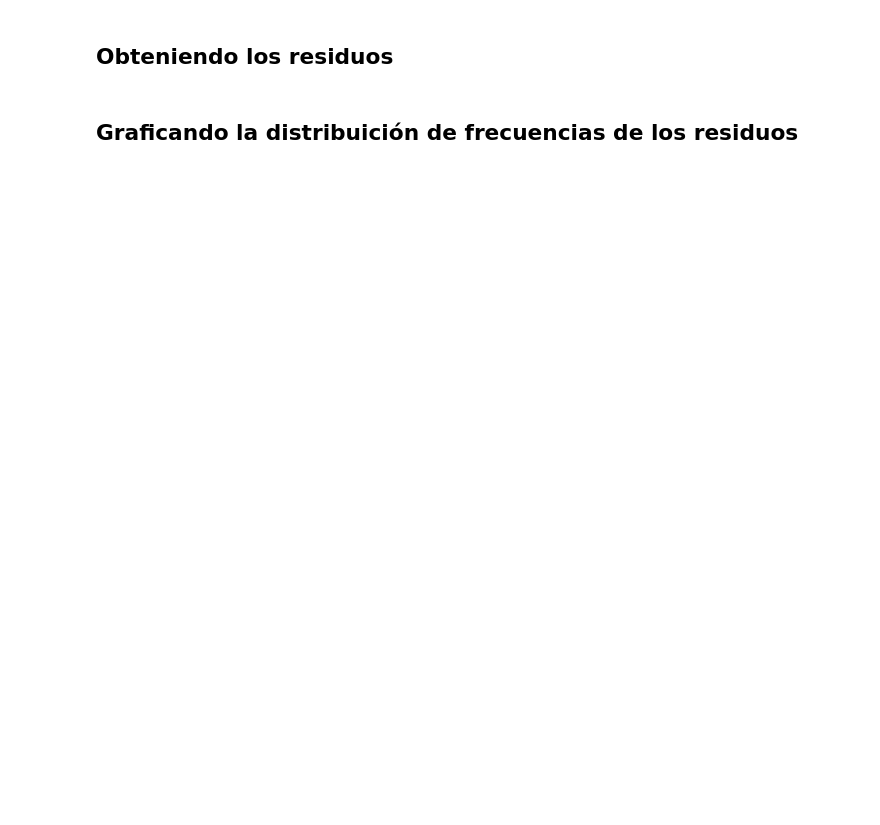
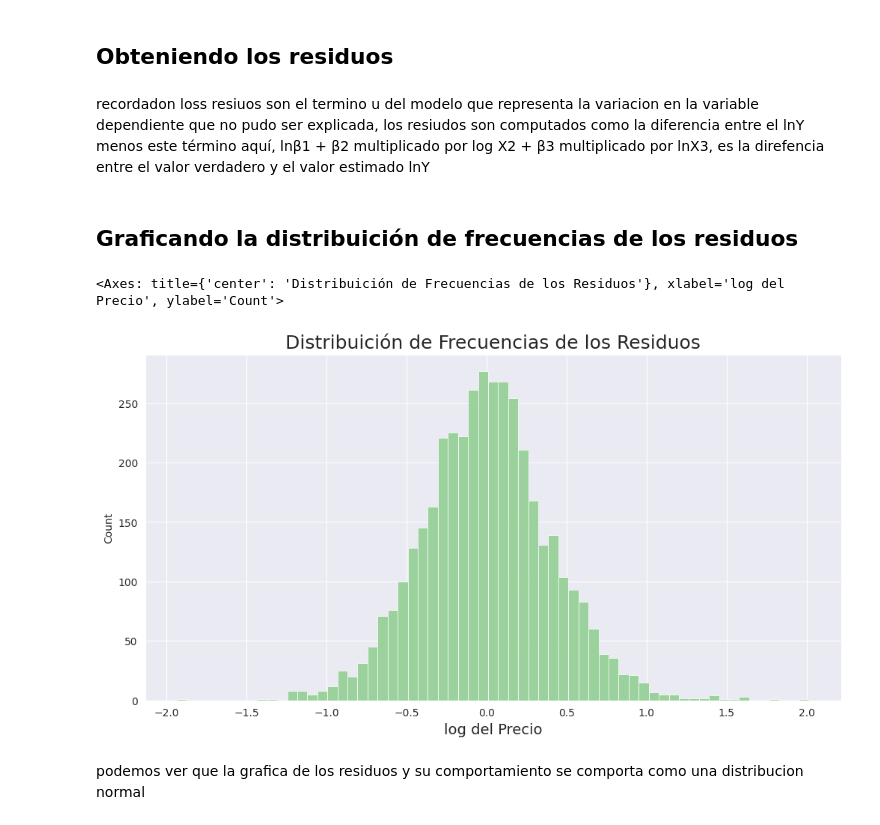
Before and after one commit to Kevincancino26/mis-notebook-de-estudio-, a Jupyter notebook: Regresión_Lineal_II.ipynb, the cells around one changed output. Drawn from its saved outputs; the diff is of its cells as text; code cells hidden in the pictures; blank space fills up the shorter version.

```diff
--- a/Regresión_Lineal_II.ipynb
+++ b/Regresión_Lineal_II.ipynb
@@ -670,10 +685,19 @@ ax
 # %% [markdown]
 ## Obteniendo los residuos
+# %% [markdown]
+recordadon loss resiuos son el termino u del modelo que representa la variacion en la variable dependiente que no pudo ser explicada, los resiudos son computados como la diferencia entre el lnY menos este término aquí, lnβ1 + β2 multiplicado por log X2 + β3 multiplicado por lnX3, es la direfencia entre el valor verdadero y el valor estimado lnY
+# %%
+residuo=y_train-y_prediccion_train # es decir es la diferencia entre los valore reales y lo valore estimados por nuestro modelo
 # %% [markdown]
 ## Graficando la distribuición de frecuencias de los residuos
 # %%
-
+ax=sns.histplot(residuo)
 ax.figure.set_size_inches(12, 6)
 ax.set_title('Distribuición de Frecuencias de los Residuos', fontsize=18)
 ax.set_xlabel('log del Precio', fontsize=14)
 ax
+# %% [output]
+<Axes: title={'center': 'Distribuición de Frecuencias de los Residuos'}, xlabel='log del Precio', ylabel='Count'>
+[figure, added]
+# %% [markdown]
+podemos ver que la grafica de los residuos y su comportamiento se comporta como una distribucion normal
```
Also changed, not shown: parts of 6 cells of this notebook.
